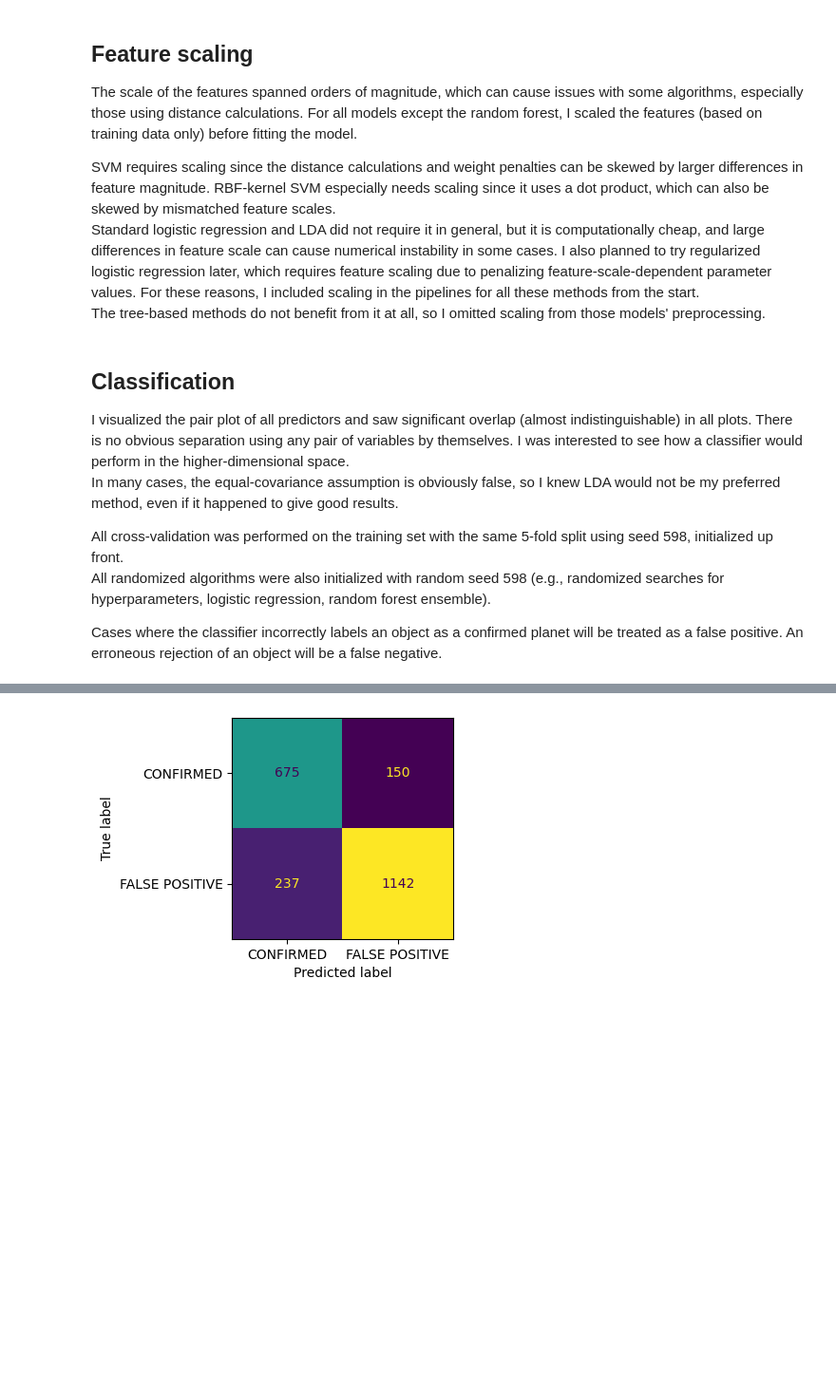
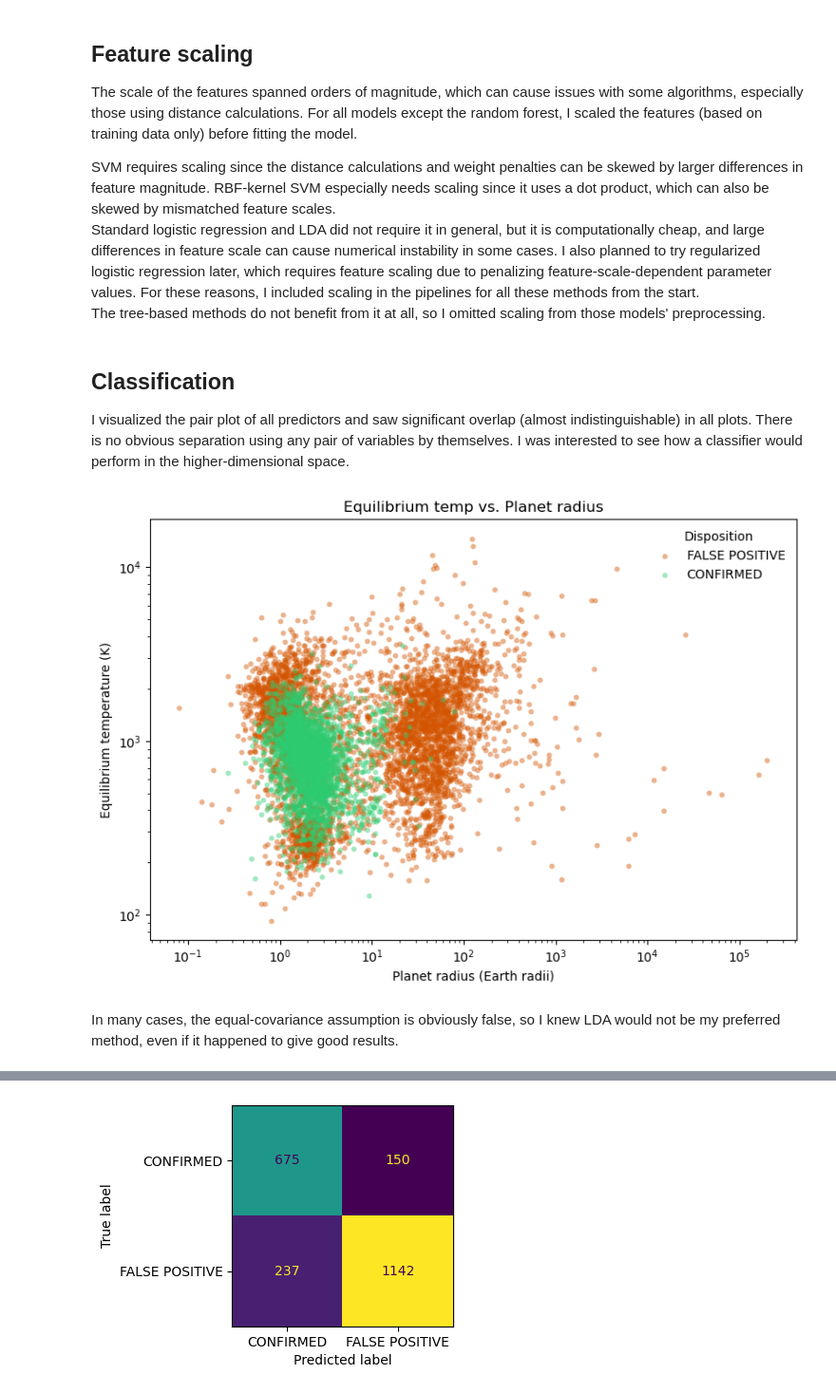
Before and after one commit to jbowen102/CS598_PSL_Project_1, a Jupyter notebook: Project1_jbowen.ipynb, the cells around one changed output, grey strips where cells are left out. Shown at 95% size. Drawn from its saved outputs; the diff is of its cells as text; code cells hidden in the pictures; blank space fills up the shorter version.

Commit message:
Create final plot and format report

```diff
--- a/Project1_jbowen.ipynb
+++ b/Project1_jbowen.ipynb
@@ -136,9 +136,36 @@ The tree-based methods do not benefit from it at all, so I omitted scaling from
 # %% [markdown]
 ## Classification
 I visualized the pair plot of all predictors and saw significant overlap (almost indistinguishable) in all plots. There is no obvious separation using any pair of variables by themselves. I was interested to see how a classifier would perform in the higher-dimensional space.
-In many cases, the equal-covariance assumption is obviously false, so I knew LDA would not be my preferred method, even if it happened to give good results.
-
-All cross-validation was performed on the training set with the same 5-fold split using seed 598, initialized up front.
-All randomized algorithms were also initialized with random seed 598 (e.g., randomized searches for hyperparameters, logistic regression, random forest ensemble).
-
-Cases where the classifier incorrectly labels an object as a confirmed planet will be treated as a false positive. An erroneous rejection of an object will be a false negative.
+# %%
+#| echo: false
+with plt.rc_context({
+    "figure.facecolor": "white", "axes.facecolor": "white",
+    "savefig.facecolor": "white", "text.color": "black",
+    "axes.labelcolor": "black", "axes.edgecolor": "black",
+    "xtick.color": "black", "ytick.color": "black",
+}):
+    plot_data = df_raw[
+        df_raw["koi_disposition"].isin(["CONFIRMED", "FALSE POSITIVE"])
+    ].dropna(subset=["koi_prad", "koi_teq"])
+    plot_data = plot_data[(plot_data["koi_prad"] > 0) & (plot_data["koi_teq"] > 0)]
+
+    fig, ax = plt.subplots(figsize=(8, 6))
+    class_colors = {"FALSE POSITIVE": "#d35400", "CONFIRMED": "#2ecc71"}
+    for disposition, color in class_colors.items():
+        class_data = plot_data[plot_data["koi_disposition"] == disposition]
+        ax.scatter(
+            class_data["koi_prad"], class_data["koi_teq"],
+            label=disposition, color=color, alpha=0.45, s=18, linewidths=0
+        )
+
+    ax.set_xscale("log")
+    ax.set_yscale("log")
+    ax.set_xlabel("Planet radius (Earth radii)")
+    ax.set_ylabel("Equilibrium temperature (K)")
+    ax.set_title("Equilibrium temp vs. Planet radius")
+    ax.legend(title="Disposition", frameon=False)
+    fig.tight_layout(rect=(0, 0.06, 1, 1));
+# %% [output]
+[figure, added]
+# %% [markdown]
+In many cases, the equal-covariance assumption is obviously false, so I knew LDA would not be my preferred method, even if it happened to give good results.
```
Also changed, not shown: parts of 9 cells of this notebook, 1 other file.
